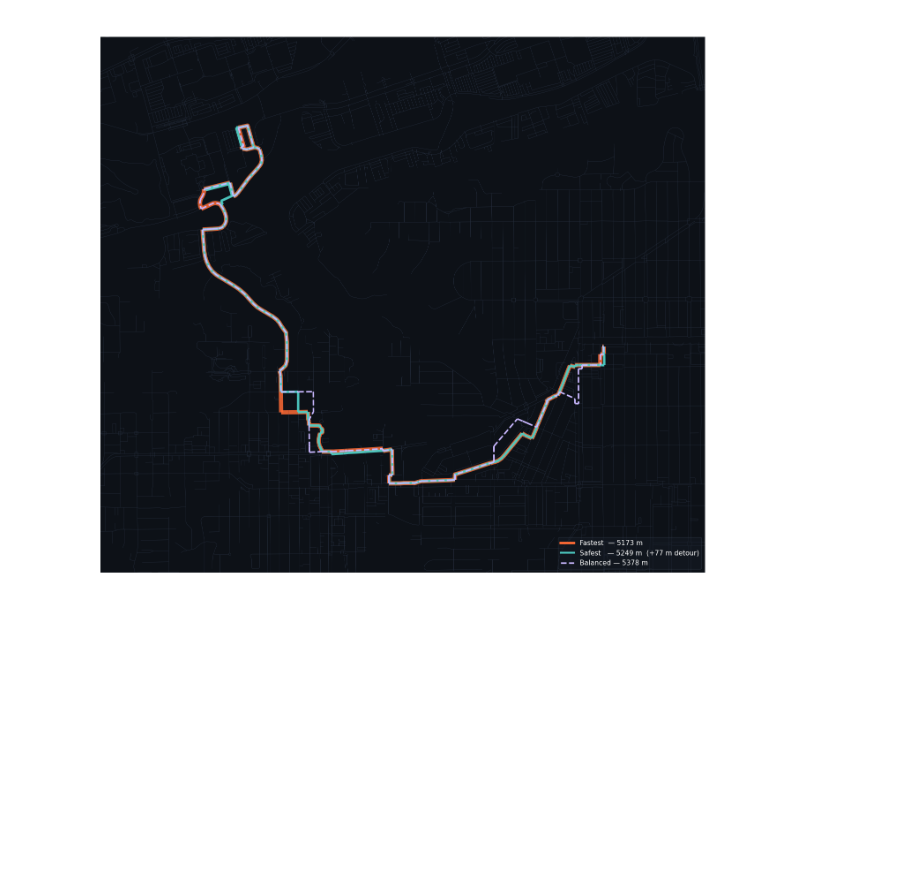
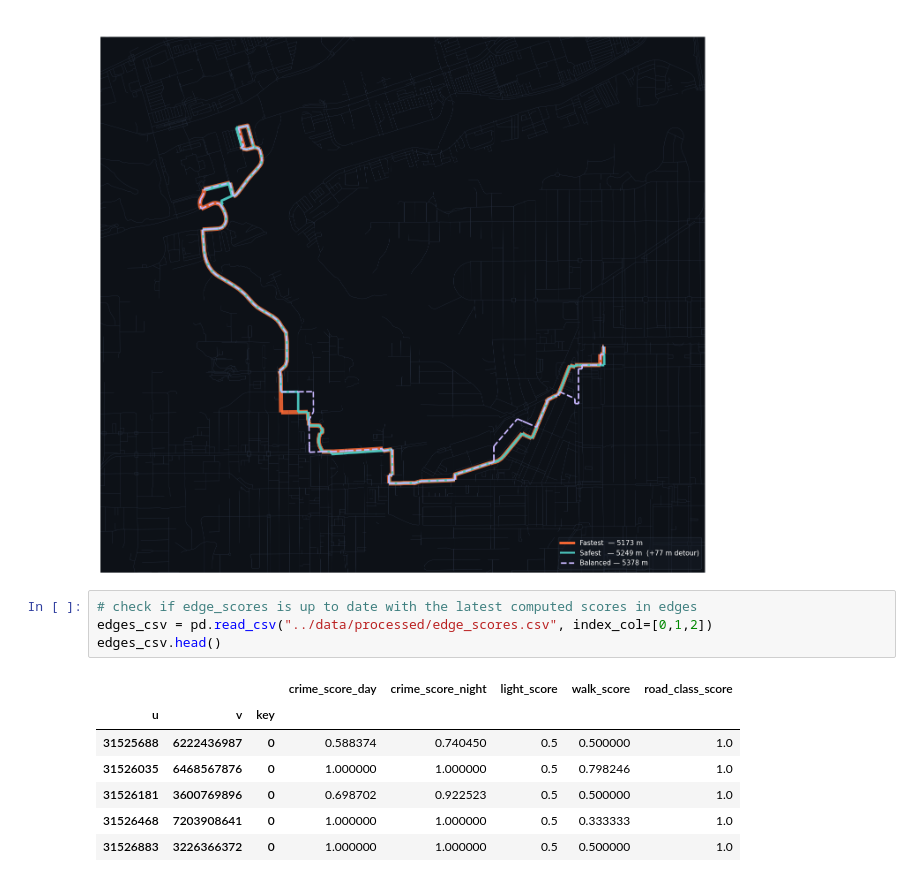
Before and after one commit to vanshika-s/SafePath, a Jupyter notebook: notebooks/scoring-engine.ipynb, the cells around one changed output. Cells and saved outputs as stored; diff of their text form; blank space fills up the shorter version.

```diff
--- a/notebooks/scoring-engine.ipynb
+++ b/notebooks/scoring-engine.ipynb
@@ -1335,3 +1434,15 @@ Safest   — total safety_cost: 27148.4
   Unnamed                             | safety_score=0.465 | highway=footway         | safety_cost=212.2
   Unnamed                             | safety_score=0.390 | highway=service         | safety_cost=40.9
 [figure]
+# %%
+# check if edge_scores is up to date with the latest computed scores in edges
+edges_csv = pd.read_csv("../data/processed/edge_scores.csv", index_col=[0,1,2])
+edges_csv.head()
+# %% [output]
+|  |  |  | crime_score_day | crime_score_night | light_score | walk_score | road_class_score |
+| u | v | key |  |  |  |  |  |
+| 31525688 | 6222436987 | 0 | 0.588374 | 0.740450 | 0.5 | 0.500000 | 1.0 |
+| 31526035 | 6468567876 | 0 | 1.000000 | 1.000000 | 0.5 | 0.798246 | 1.0 |
+| 31526181 | 3600769896 | 0 | 0.698702 | 0.922523 | 0.5 | 0.500000 | 1.0 |
+| 31526468 | 7203908641 | 0 | 1.000000 | 1.000000 | 0.5 | 0.333333 | 1.0 |
+| 31526883 | 3226366372 | 0 | 1.000000 | 1.000000 | 0.5 | 0.500000 | 1.0 |
```
Also changed, not shown: parts of 5 cells of this notebook, 1 other file.
